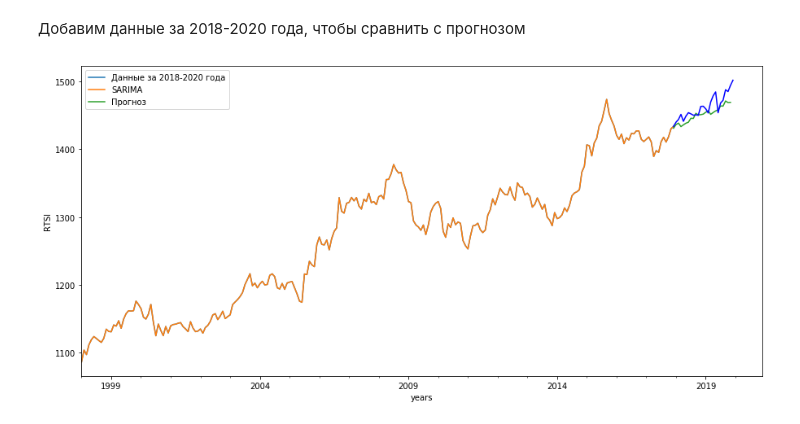
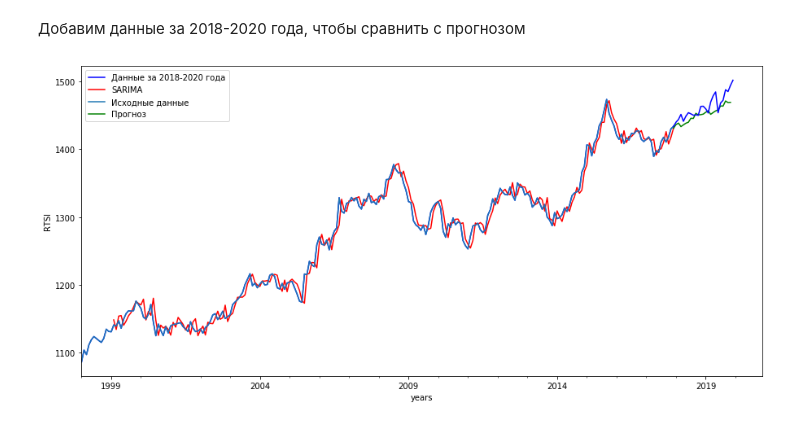
Before and after one commit to Alexbotduglas/Practice-2020, a Jupyter notebook: SARIMA(1998-2017).ipynb, the cells around one changed output. Cells and saved outputs as stored; diff of their text form; code cells hidden in the pictures.

```diff
--- a/SARIMA(1998-2017).ipynb
+++ b/SARIMA(1998-2017).ipynb
@@ -221,20 +221,25 @@ pylab.show()
 # %%
 df['model'] = invboxcox(best_model.fittedvalues, lmbda)
 
 df2= df[['id']]
 date_list = [datetime.datetime.strptime("2018-01-01", "%Y-%m-%d") + relativedelta(months=x) for x in range(0,36)]
 future = pd.DataFrame(index=date_list, columns= df2.columns)
 df2 = pd.concat([df2, future])
 df2['forecast'] = invboxcox(best_model.predict(start=239, end=262), lmbda)
 
 df3 = pd.read_csv('C:/Users/user/Desktop/forecast/VASYA1.csv',',', index_col=['month'], parse_dates=['month'], dayfirst=True)
-df.id.plot()
+df.id.plot(color='blue')
+df.model[13:].plot(color='red')
 df2.id.plot()
-df2.forecast.plot()
-df3.id.plot(color = 'blue')
+df2.forecast.plot(color='green')
+df3.id.plot(color='blue')
+plt.legend(['Данные за 2018-2020 года',  'SARIMA', 'Исходные данные', 'Прогноз' ],)
 plt.ylabel('RTSI')
 plt.xlabel('years')
-plt.legend(['Данные за 2018-2020 года', 'SARIMA', 'Прогноз'],)
 pylab.show()
+
+#plt.plot(x, y1, 'o-r')
+#plt.plot(x, y2, 'o-.g')
+#plt.legend(['L1', 'L2'])
 # %% [output]
-[figure, old version]
+[figure, new version]
```
Also changed, not shown: parts of 2 cells of this notebook.
